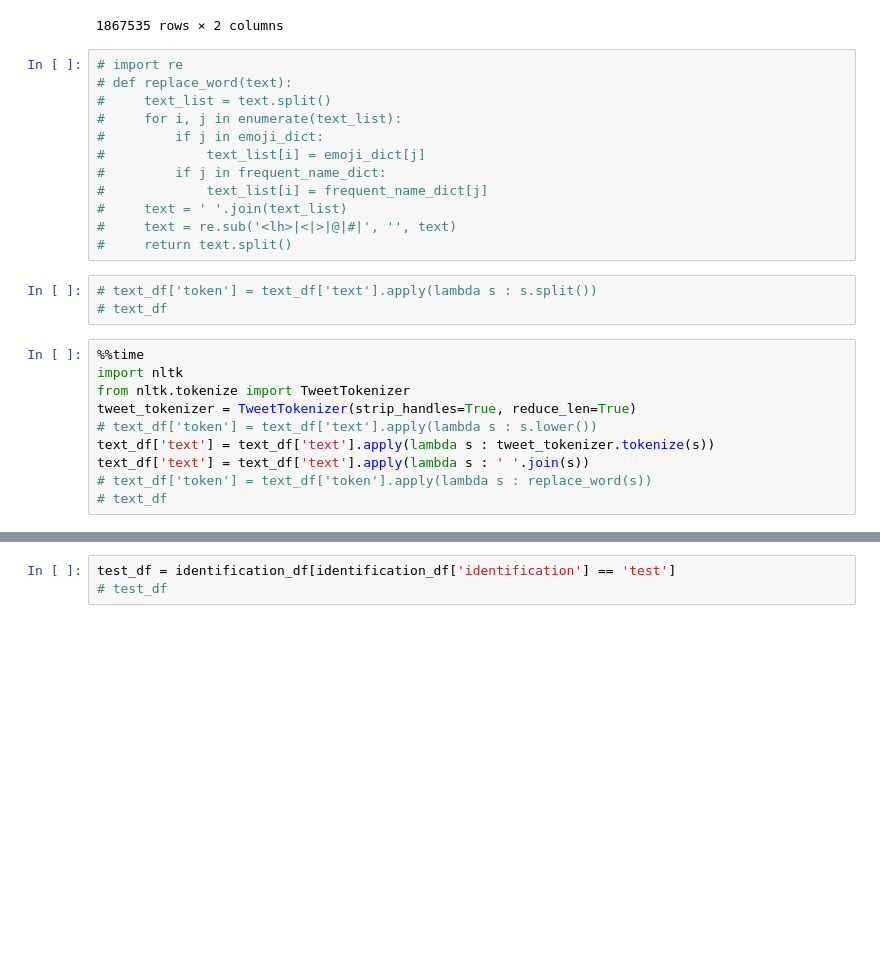
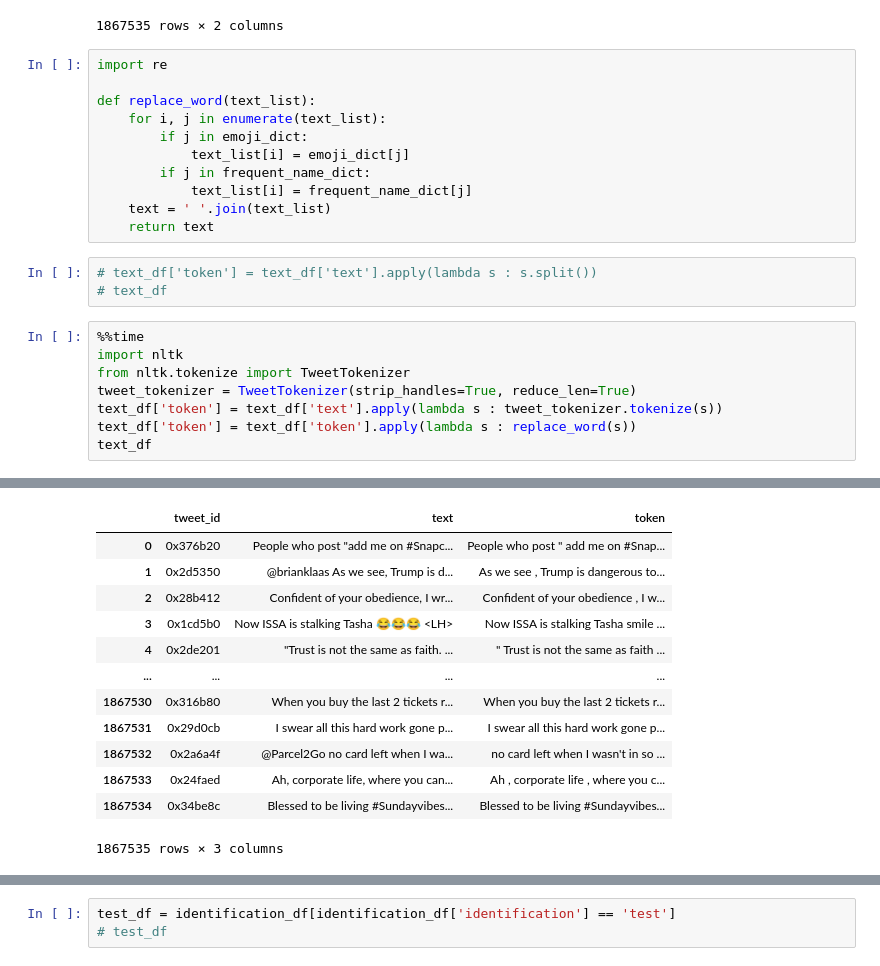
Before and after one commit to wuling31715/2020-NTHU-Data-Mining, a Jupyter notebook: lab2/kaggle/kashgari/bert-base-token-nltk+bert-10.ipynb, the cells around one changed output, grey strips where cells are left out. Saved outputs shown, nothing was run; the diff lists cells and outputs as text; blank space fills up the shorter version.

```diff
--- a/lab2/kaggle/kashgari/bert-base-token-nltk+bert-10.ipynb
+++ b/lab2/kaggle/kashgari/bert-base-token-nltk+bert-10.ipynb
@@ -188,17 +188,16 @@ text_df
 | 1867534 | 0x34be8c | Blessed to be living #Sundayvibes... |
 1867535 rows × 2 columns
 # %%
-# import re
-# def replace_word(text):
-#     text_list = text.split()
-#     for i, j in enumerate(text_list):
-#         if j in emoji_dict:
-#             text_list[i] = emoji_dict[j]
-#         if j in frequent_name_dict:
-#             text_list[i] = frequent_name_dict[j]
-#     text = ' '.join(text_list)
-#     text = re.sub('<lh>|<|>|@|#|', '', text)
-#     return text.split()
+import re
+
+def replace_word(text_list):
+    for i, j in enumerate(text_list):
+        if j in emoji_dict:
+            text_list[i] = emoji_dict[j]
+        if j in frequent_name_dict:
+            text_list[i] = frequent_name_dict[j]
+    text = ' '.join(text_list)
+    return text
 # %%
 # text_df['token'] = text_df['text'].apply(lambda s : s.split())
 # text_df
@@ -207,9 +206,7 @@ text_df
 import nltk
 from nltk.tokenize import TweetTokenizer
 tweet_tokenizer = TweetTokenizer(strip_handles=True, reduce_len=True)
-# text_df['token'] = text_df['text'].apply(lambda s : s.lower())
-text_df['text'] = text_df['text'].apply(lambda s : tweet_tokenizer.tokenize(s))
-text_df['text'] = text_df['text'].apply(lambda s : ' '.join(s))
-# text_df['token'] = text_df['token'].apply(lambda s : replace_word(s))
-# text_df
+text_df['token'] = text_df['text'].apply(lambda s : tweet_tokenizer.tokenize(s))
+text_df['token'] = text_df['token'].apply(lambda s : replace_word(s))
+text_df
 # %% [output]
@@ -218,3 +215,16 @@ Wall time: 3min 31s
+|  | tweet_id | text | token |
+| 0 | 0x376b20 | People who post "add me on #Snapc... | People who post " add me on #Snap... |
+| 1 | 0x2d5350 | @brianklaas As we see, Trump is d... | As we see , Trump is dangerous to... |
+| 2 | 0x28b412 | Confident of your obedience, I wr... | Confident of your obedience , I w... |
+| 3 | 0x1cd5b0 | Now ISSA is stalking Tasha 😂😂😂 <LH> | Now ISSA is stalking Tasha smile ... |
+| 4 | 0x2de201 | "Trust is not the same as faith. ... | " Trust is not the same as faith ... |
+| ... | ... | ... | ... |
+| 1867530 | 0x316b80 | When you buy the last 2 tickets r... | When you buy the last 2 tickets r... |
+| 1867531 | 0x29d0cb | I swear all this hard work gone p... | I swear all this hard work gone p... |
+| 1867532 | 0x2a6a4f | @Parcel2Go no card left when I wa... | no card left when I wasn't in so ... |
+| 1867533 | 0x24faed | Ah, corporate life, where you can... | Ah , corporate life , where you c... |
+| 1867534 | 0x34be8c | Blessed to be living #Sundayvibes... | Blessed to be living #Sundayvibes... |
+1867535 rows × 3 columns
 # %%
 %%time
 from kashgari.tokenizers import BertTokenizer
```
Also changed, not shown: parts of 7 cells of this notebook, 2 other files.
